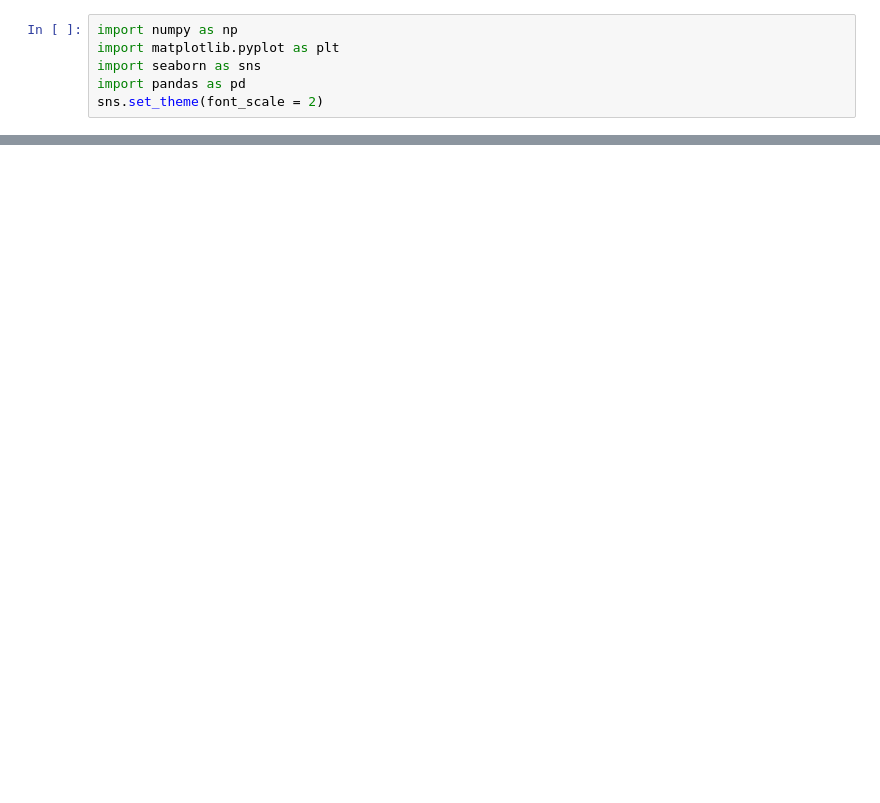
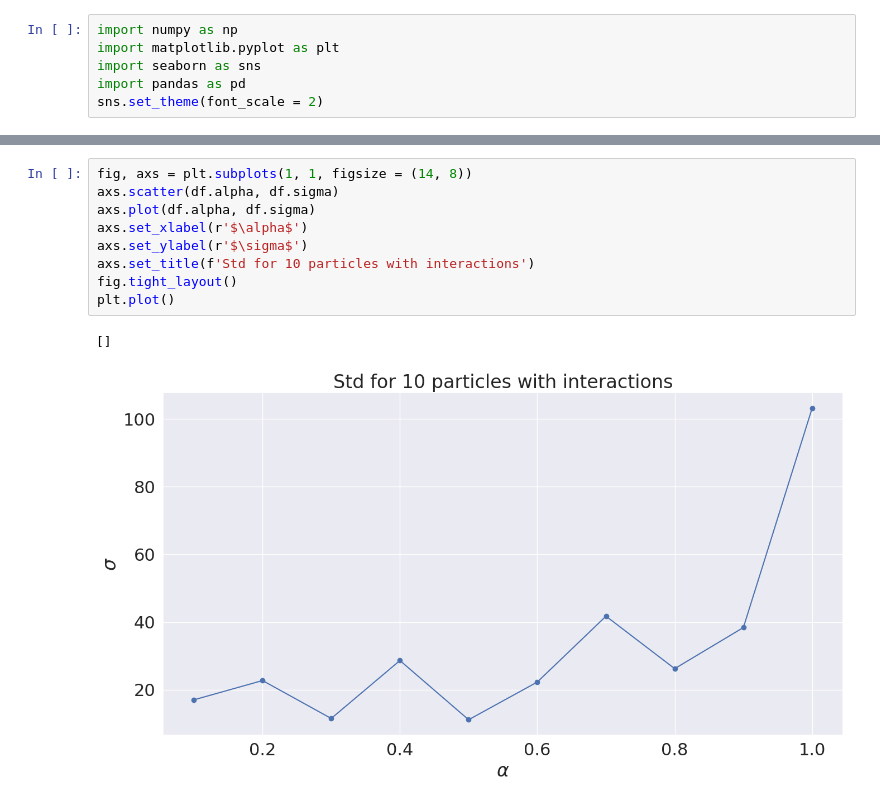
Before and after one commit to carlfre/FYS4411-project1, a Jupyter notebook: plots/plotting.ipynb, the cells around one changed output, grey strips where cells are left out. Drawn from its saved outputs; the diff is of its cells as text; blank space fills up the shorter version.

```diff
--- a/plots/plotting.ipynb
+++ b/plots/plotting.ipynb
@@ -143,0 +199,12 @@ plt.show()
+# %%
+fig, axs = plt.subplots(1, 1, figsize = (14, 8))
+axs.scatter(df.alpha, df.sigma)
+axs.plot(df.alpha, df.sigma)
+axs.set_xlabel(r'$\alpha$')
+axs.set_ylabel(r'$\sigma$')
+axs.set_title(f'Std for 10 particles with interactions')
+fig.tight_layout()
+plt.plot()
+# %% [output]
+[]
+[figure, added]
```
Also changed, not shown: parts of 10 cells of this notebook, 7 other files.
